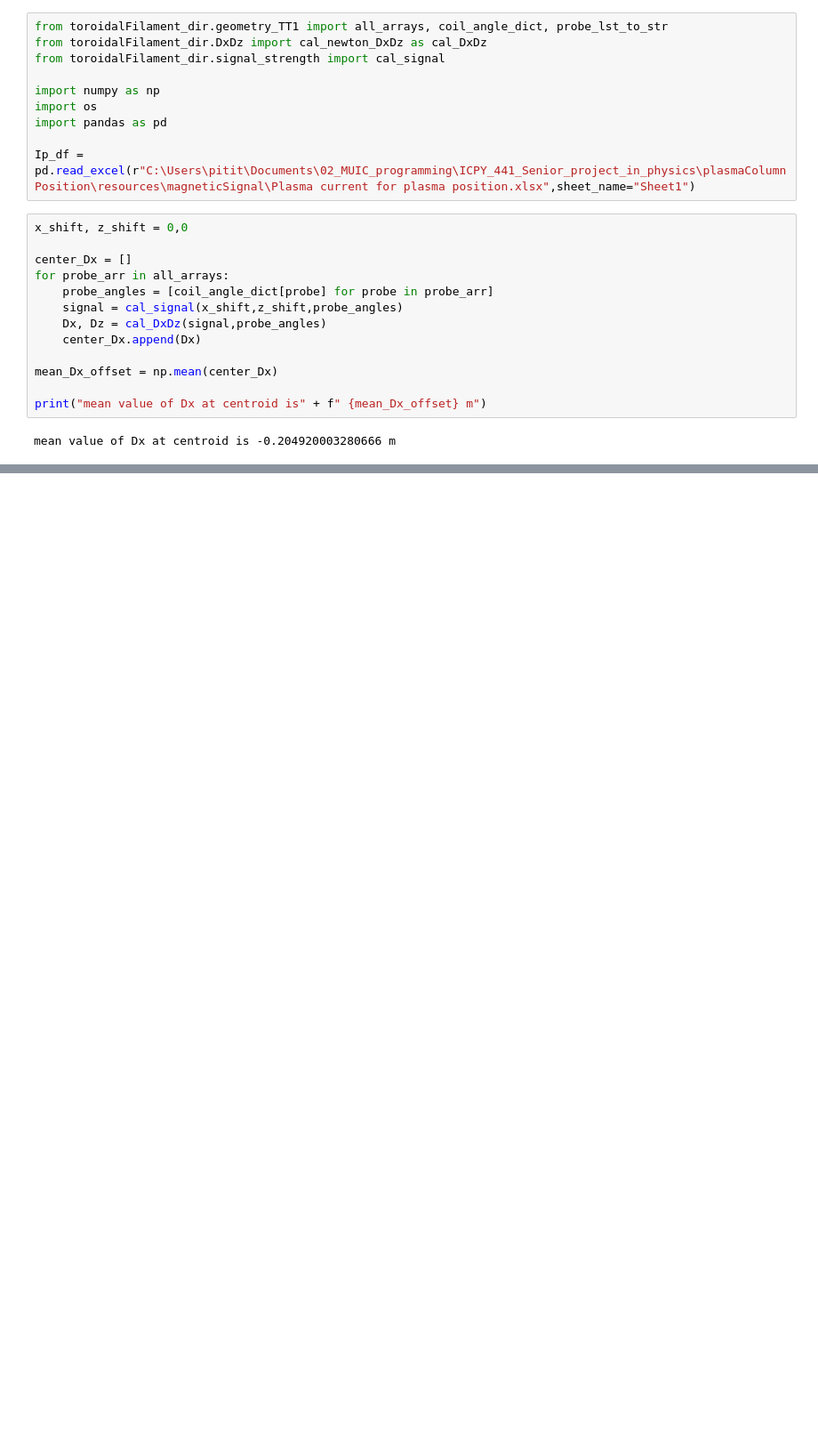
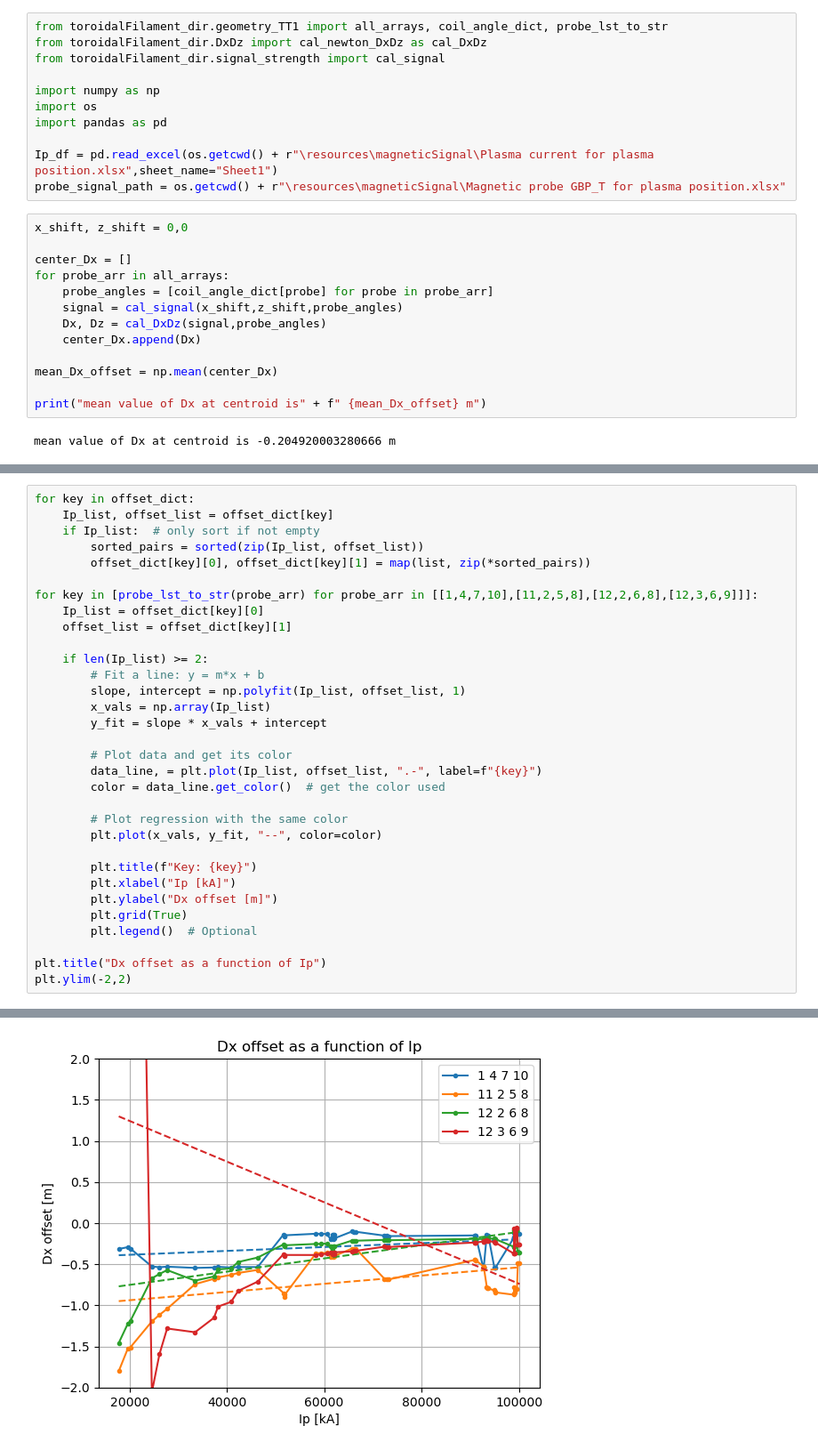
Before and after one commit to P-Attapon/TT1PlasmaColumnPosition, a Jupyter notebook: offset_analysis.ipynb, the cells around one changed output, grey strips where cells are left out. Shown at 89% size. Drawn from its saved outputs; the diff is of its cells as text; blank space fills up the shorter version.

Commit message:
plot offset as function of plasma current

```diff
--- a/offset_analysis.ipynb
+++ b/offset_analysis.ipynb
@@ -42,7 +42,8 @@ import numpy as np
 import os
 import pandas as pd
 
-Ip_df = pd.read_excel(r"C:\Users\pitit\Documents\02_MUIC_programming\ICPY_441_Senior_project_in_physics\plasmaColumnPosition\resources\magneticSignal\Plasma current for plasma position.xlsx",sheet_name="Sheet1")
+Ip_df = pd.read_excel(os.getcwd() + r"\resources\magneticSignal\Plasma current for plasma position.xlsx",sheet_name="Sheet1")
+probe_signal_path = os.getcwd() + r"\resources\magneticSignal\Magnetic probe GBP_T for plasma position.xlsx"
 # %%
 x_shift, z_shift = 0,0
 
@@ -139,0 +223,33 @@ TypeError: 'NoneType' object is not subscriptable
+# %%
+for key in offset_dict:
+    Ip_list, offset_list = offset_dict[key]
+    if Ip_list:  # only sort if not empty
+        sorted_pairs = sorted(zip(Ip_list, offset_list))
+        offset_dict[key][0], offset_dict[key][1] = map(list, zip(*sorted_pairs))
+
+for key in [probe_lst_to_str(probe_arr) for probe_arr in [[1,4,7,10],[11,2,5,8],[12,2,6,8],[12,3,6,9]]]:
+    Ip_list = offset_dict[key][0]
+    offset_list = offset_dict[key][1]
+
+    if len(Ip_list) >= 2:
+        # Fit a line: y = m*x + b
+        slope, intercept = np.polyfit(Ip_list, offset_list, 1)
+        x_vals = np.array(Ip_list)
+        y_fit = slope * x_vals + intercept
+
+        # Plot data and get its color
+        data_line, = plt.plot(Ip_list, offset_list, ".-", label=f"{key}")
+        color = data_line.get_color()  # get the color used
+
+        # Plot regression with the same color
+        plt.plot(x_vals, y_fit, "--", color=color)
+
+        plt.title(f"Key: {key}")
+        plt.xlabel("Ip [kA]")
+        plt.ylabel("Dx offset [m]")
+        plt.grid(True)
+        plt.legend()  # Optional
+
+plt.title("Dx offset as a function of Ip")
+plt.ylim(-2,2)
+# %% [output]
@@ -139,0 +257 @@ TypeError: 'NoneType' object is not subscriptable
+[figure, added]
```
Also changed, not shown: parts of 4 cells of this notebook, 1 other file.
